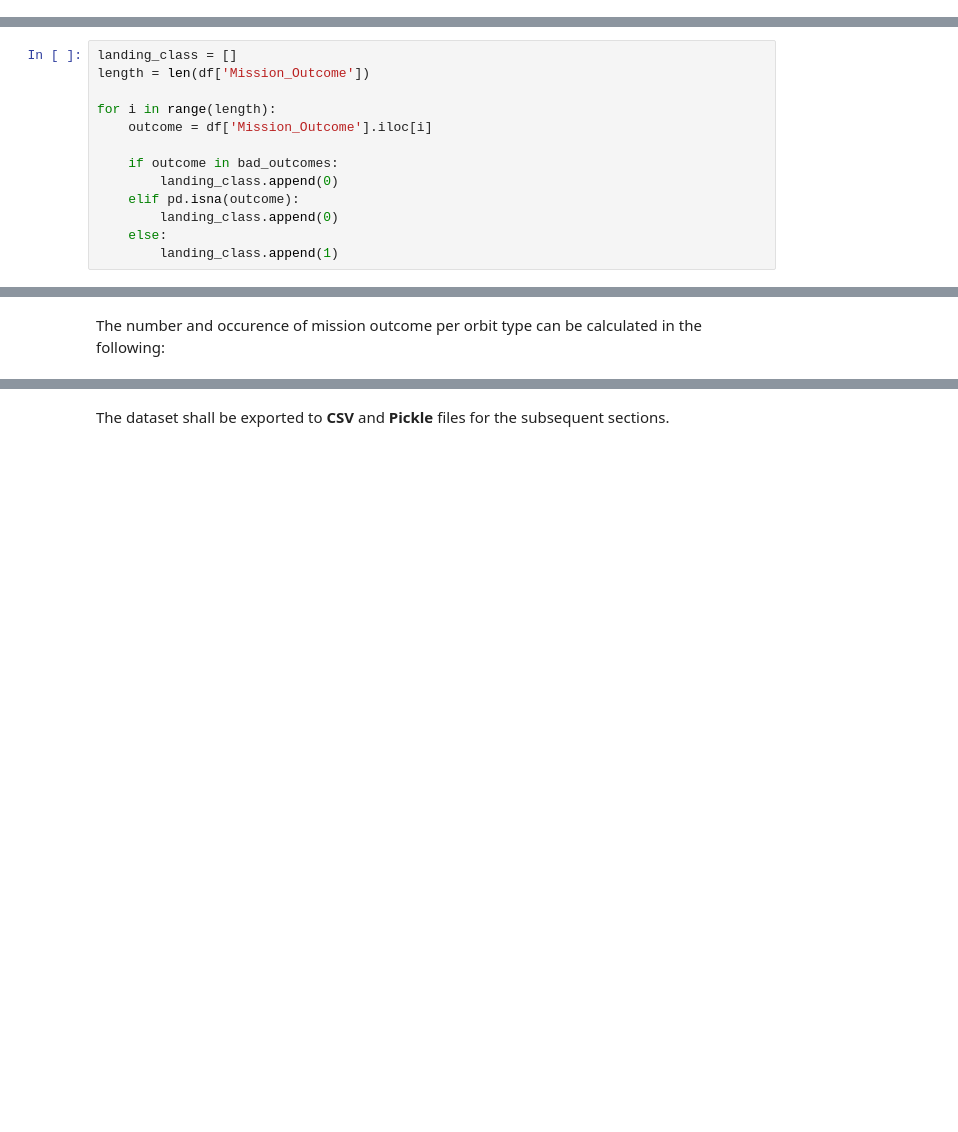
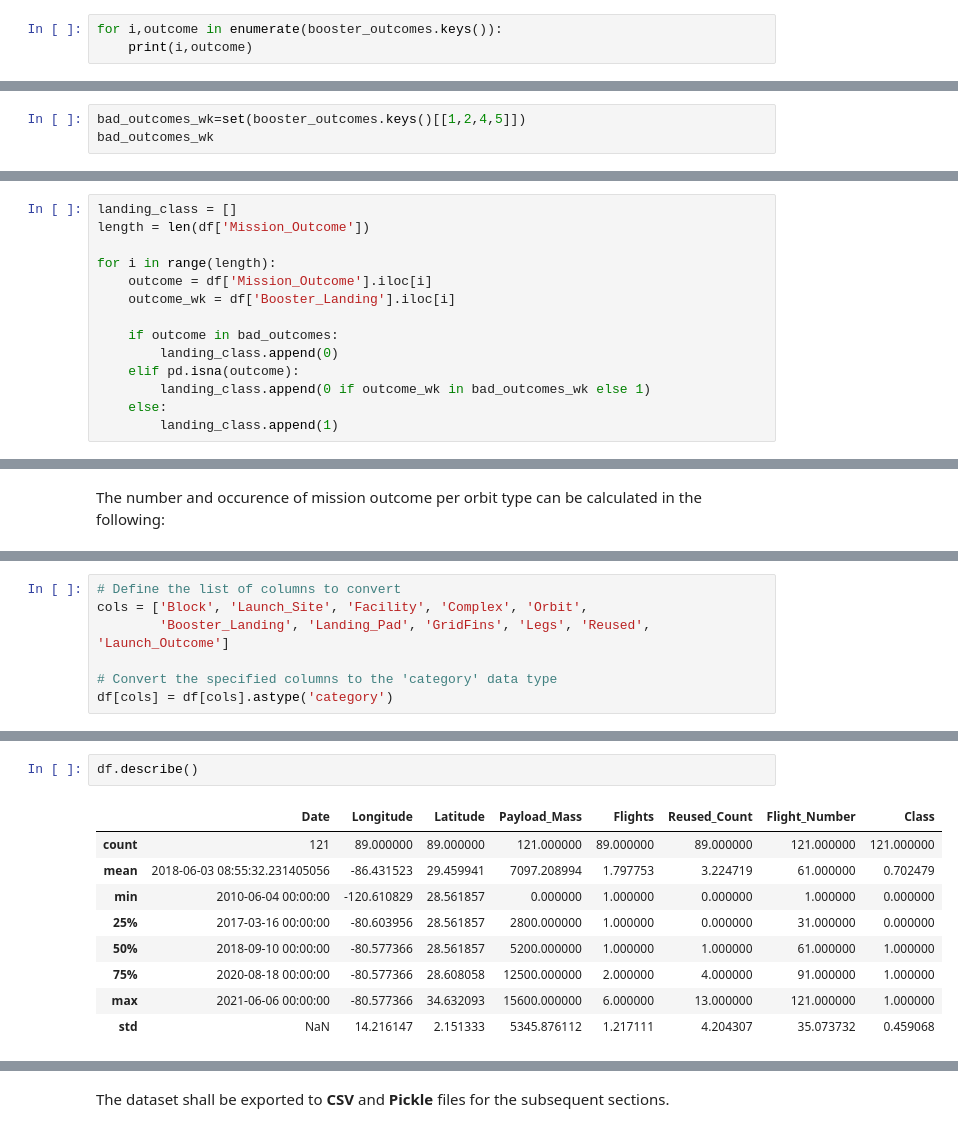
Before and after one commit to jgp-13/SpaceX_project, a Jupyter notebook: notebooks/Lab_3_Data_Wrangling.ipynb, the cells around one changed output, grey strips where cells are left out. Saved outputs shown, nothing was run; the diff lists cells and outputs as text; blank space fills up the shorter version.

```diff
--- a/notebooks/Lab_3_Data_Wrangling_Completed.ipynb
+++ b/notebooks/Lab_3_Data_Wrangling.ipynb
@@ -429,0 +447,3 @@ bad_outcomes
+# %%
+for i,outcome in enumerate(booster_outcomes.keys()):
+    print(i,outcome)
@@ -429,0 +457,3 @@ bad_outcomes
+# %%
+bad_outcomes_wk=set(booster_outcomes.keys()[[1,2,4,5]])
+bad_outcomes_wk
@@ -435,11 +467,12 @@ length = len(df['Mission_Outcome'])
 
 for i in range(length):
     outcome = df['Mission_Outcome'].iloc[i]
+    outcome_wk = df['Booster_Landing'].iloc[i]
 
     if outcome in bad_outcomes:
         landing_class.append(0)
     elif pd.isna(outcome):
-        landing_class.append(0)
+        landing_class.append(0 if outcome_wk in bad_outcomes_wk else 1)
     else:
         landing_class.append(1)
 # %% [markdown]
@@ -476,0 +565,7 @@ Name: count, dtype: int64
+# %%
+# Define the list of columns to convert
+cols = ['Block', 'Launch_Site', 'Facility', 'Complex', 'Orbit',
+        'Booster_Landing', 'Landing_Pad', 'GridFins', 'Legs', 'Reused', 'Launch_Outcome']
+
+# Convert the specified columns to the 'category' data type
+df[cols] = df[cols].astype('category')
@@ -476,0 +612,12 @@ Name: count, dtype: int64
+# %%
+df.describe()
+# %% [output]
+|  | Date | Longitude | Latitude | Payload_Mass | Flights | Reused_Count | Flight_Number | Class |
+| count | 121 | 89.000000 | 89.000000 | 121.000000 | 89.000000 | 89.000000 | 121.000000 | 121.000000 |
+| mean | 2018-06-03 08:55:32.231405056 | -86.431523 | 29.459941 | 7097.208994 | 1.797753 | 3.224719 | 61.000000 | 0.702479 |
+| min | 2010-06-04 00:00:00 | -120.610829 | 28.561857 | 0.000000 | 1.000000 | 0.000000 | 1.000000 | 0.000000 |
+| 25% | 2017-03-16 00:00:00 | -80.603956 | 28.561857 | 2800.000000 | 1.000000 | 0.000000 | 31.000000 | 0.000000 |
+| 50% | 2018-09-10 00:00:00 | -80.577366 | 28.561857 | 5200.000000 | 1.000000 | 1.000000 | 61.000000 | 1.000000 |
+| 75% | 2020-08-18 00:00:00 | -80.577366 | 28.608058 | 12500.000000 | 2.000000 | 4.000000 | 91.000000 | 1.000000 |
+| max | 2021-06-06 00:00:00 | -80.577366 | 34.632093 | 15600.000000 | 6.000000 | 13.000000 | 121.000000 | 1.000000 |
+| std | NaN | 14.216147 | 2.151333 | 5345.876112 | 1.217111 | 4.204307 | 35.073732 | 0.459068 |
```
Also changed, not shown: parts of 48 cells of this notebook, 6 other files.
